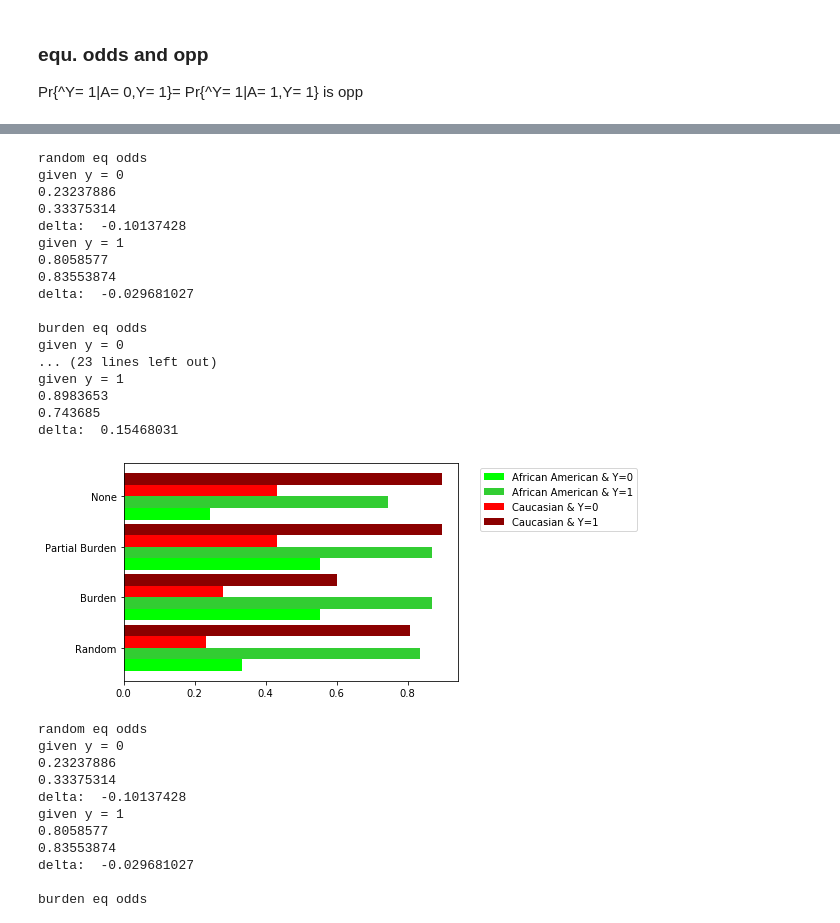
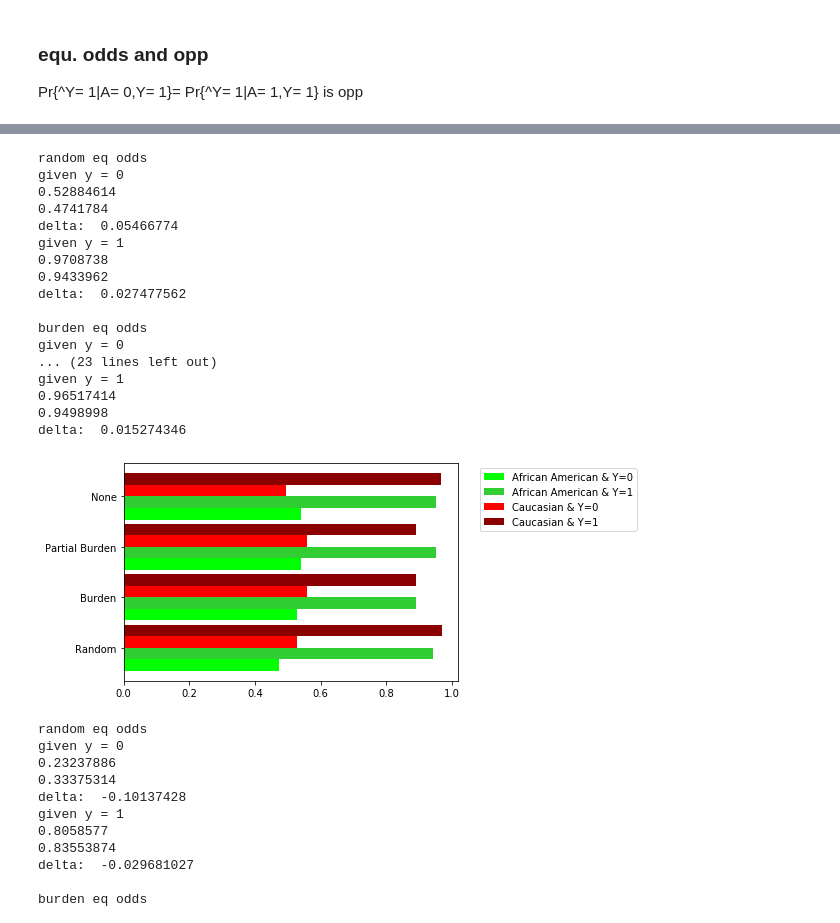
Before and after one commit to NathanielCJ/H2-unbiasedml, a Jupyter notebook: Burden/Burden_Exper_DEAP_GermanCredit.ipynb, the cells around one changed output, grey strips where cells are left out. Saved outputs shown, nothing was run; the diff lists cells and outputs as text; code cells hidden in the pictures.

Commit message:
added code for burden running on german credit

```diff
--- a/Burden/Burden_Exper_DEAP_GermanCredit.ipynb
+++ b/Burden/Burden_Exper_DEAP_GermanCredit.ipynb
@@ -403,12 +429,11 @@ from datetime import datetime
 c_facts_df.to_csv("./germanCred_cfact_" + datetime.now().strftime("%m_%d_%Y_%H_%M") +".csv")
 # %%
-from collections import namedtuple
 
 class Model:
 
     def __init__(self, datadf, cfdf):
         self.pred = datadf['pred'].copy()
-        self.label = datadf['Low'].copy()
+        self.label = datadf['accepted'].copy()
         self.datadf = datadf.copy()
         self.cfdf = cfdf.copy()
         self.datadf['cfact_dist'] = 1/cfdf['fitness']
@@ -724,8 +749,8 @@ burden_data_df = learning_data.copy()
 burden_data_df['fitness'] = c_facts_df.fitness
 burden_data_df['id'] = burden_data_df.index
 
-aa_df = burden_data_df.loc[:, X_Labels+['y_pred', 'pred', 'id']+Y_Labels][burden_data_df['race_African_American']  == 1]
-c_df = burden_data_df.loc[:, X_Labels+['y_pred', 'pred', 'id']+Y_Labels][burden_data_df['race_African_American']  == 0]
+aa_df = burden_data_df.loc[:, X_Labels+['y_pred', 'pred', 'id']+Y_Labels][burden_data_df['sex_male']  == 1]
+c_df = burden_data_df.loc[:, X_Labels+['y_pred', 'pred', 'id']+Y_Labels][burden_data_df['sex_male']  == 0]
 
 aa_m = Model(aa_df, c_facts_df.loc[aa_df.index])
 c_m = Model(c_df, c_facts_df.loc[c_df.index])
@@ -949,25 +973,25 @@ default eq opp
 # %%
-rf_aa_eq1 = rf_aa_m.datadf.query("Low == 1")['pred'].round().mean()
-rf_c_eq1  = rf_c_m.datadf.query("Low == 1")['pred'].round().mean()
-rf_aa_eq0 = rf_aa_m.datadf.query("Low == 0")['pred'].round().mean()
-rf_c_eq0  = rf_c_m.datadf.query("Low == 0")['pred'].round().mean()
+rf_aa_eq1 = rf_aa_m.datadf.query("accepted == 1")['pred'].round().mean()
+rf_c_eq1  = rf_c_m.datadf.query("accepted == 1")['pred'].round().mean()
+rf_aa_eq0 = rf_aa_m.datadf.query("accepted == 0")['pred'].round().mean()
+rf_c_eq0  = rf_c_m.datadf.query("accepted == 0")['pred'].round().mean()
 
 
-bf_aa_eq1 = bf_aa_m.datadf.query("Low == 1")['pred'].round().mean()
-bf_c_eq1  = bf_c_m.datadf.query("Low == 1")['pred'].round().mean()
-bf_aa_eq0 = bf_aa_m.datadf.query("Low == 0")['pred'].round().mean()
-bf_c_eq0  = bf_c_m.datadf.query("Low == 0")['pred'].round().mean()
+bf_aa_eq1 = bf_aa_m.datadf.query("accepted == 1")['pred'].round().mean()
+bf_c_eq1  = bf_c_m.datadf.query("accepted == 1")['pred'].round().mean()
+bf_aa_eq0 = bf_aa_m.datadf.query("accepted == 0")['pred'].round().mean()
+bf_c_eq0  = bf_c_m.datadf.query("accepted == 0")['pred'].round().mean()
 
-p_bf_aa_eq1 = p_bf_aa_m.datadf.query("Low == 1")['pred'].round().mean()
-p_bf_c_eq1  = p_bf_c_m.datadf.query("Low == 1")['pred'].round().mean()
-p_bf_aa_eq0 = p_bf_aa_m.datadf.query("Low == 0")['pred'].round().mean()
-p_bf_c_eq0  = p_bf_c_m.datadf.query("Low == 0")['pred'].round().mean()
+p_bf_aa_eq1 = p_bf_aa_m.datadf.query("accepted == 1")['pred'].round().mean()
+p_bf_c_eq1  = p_bf_c_m.datadf.query("accepted == 1")['pred'].round().mean()
+p_bf_aa_eq0 = p_bf_aa_m.datadf.query("accepted == 0")['pred'].round().mean()
+p_bf_c_eq0  = p_bf_c_m.datadf.query("accepted == 0")['pred'].round().mean()
 
 
-aa_eq1 = aa_m.datadf.query("Low == 1")['pred'].round().mean()
-c_eq1  = c_m.datadf.query("Low == 1")['pred'].round().mean()
-aa_eq0 = aa_m.datadf.query("Low == 0")['pred'].round().mean()
-c_eq0  = c_m.datadf.query("Low == 0")['pred'].round().mean()
+aa_eq1 = aa_m.datadf.query("accepted == 1")['pred'].round().mean()
+c_eq1  = c_m.datadf.query("accepted == 1")['pred'].round().mean()
+aa_eq0 = aa_m.datadf.query("accepted == 0")['pred'].round().mean()
+c_eq0  = c_m.datadf.query("accepted == 0")['pred'].round().mean()
 
 
 print("random eq odds")
@@ -1026,43 +1050,43 @@ c_dps_0  = [rf_c_eq0,
          c_eq0]
 aa_dps_1 = [rf_aa_eq1,
          bf_aa_eq1,
          p_bf_aa_eq1,
          aa_eq1]
 c_dps_1  = [rf_c_eq1,
          bf_c_eq1,
          p_bf_c_eq1,
          c_eq1]
 
 ind = np.arange(4)
 width = .23
 ax.barh(ind, aa_dps_0, width, color='lime', label='African American & Y=0')
 ax.barh(ind+width, aa_dps_1, width, color='limegreen', label='African American & Y=1')
 ax.barh(ind+(width*2), c_dps_0, width, color='red', label='Caucasian & Y=0')
 ax.barh(ind+(width*3), c_dps_1, width, color='darkred', label='Caucasian & Y=1')
 ax.legend(bbox_to_anchor=(1.05, 1))
 ax.set_yticks((ind + (width*3/2)))
 ax.set_yticklabels(('Random', 'Burden', 'Partial Burden', 'None'))
 
 plt.show()
 # %% [output]
 random eq odds
 given y = 0
-0.23237886
-0.33375314
-delta:  -0.10137428
+0.52884614
+0.4741784
+delta:  0.05466774
 given y = 1
-0.8058577
-0.83553874
-delta:  -0.029681027
+0.9708738
+0.9433962
+delta:  0.027477562
 
 burden eq odds
 given y = 0
 ... (23 lines left out)
 given y = 1
-0.8983653
-0.743685
-delta:  0.15468031
+0.96517414
+0.9498998
+delta:  0.015274346
-[figure, old version]
+[figure, new version]
 # %%
 rf_aa_eq1 = rf_aa_m.datadf.query("Low == 1")['pred'].round().mean()
 rf_c_eq1  = rf_c_m.datadf.query("Low == 1")['pred'].round().mean()
```
Also changed, not shown: parts of 8 cells of this notebook, 4 other files.
